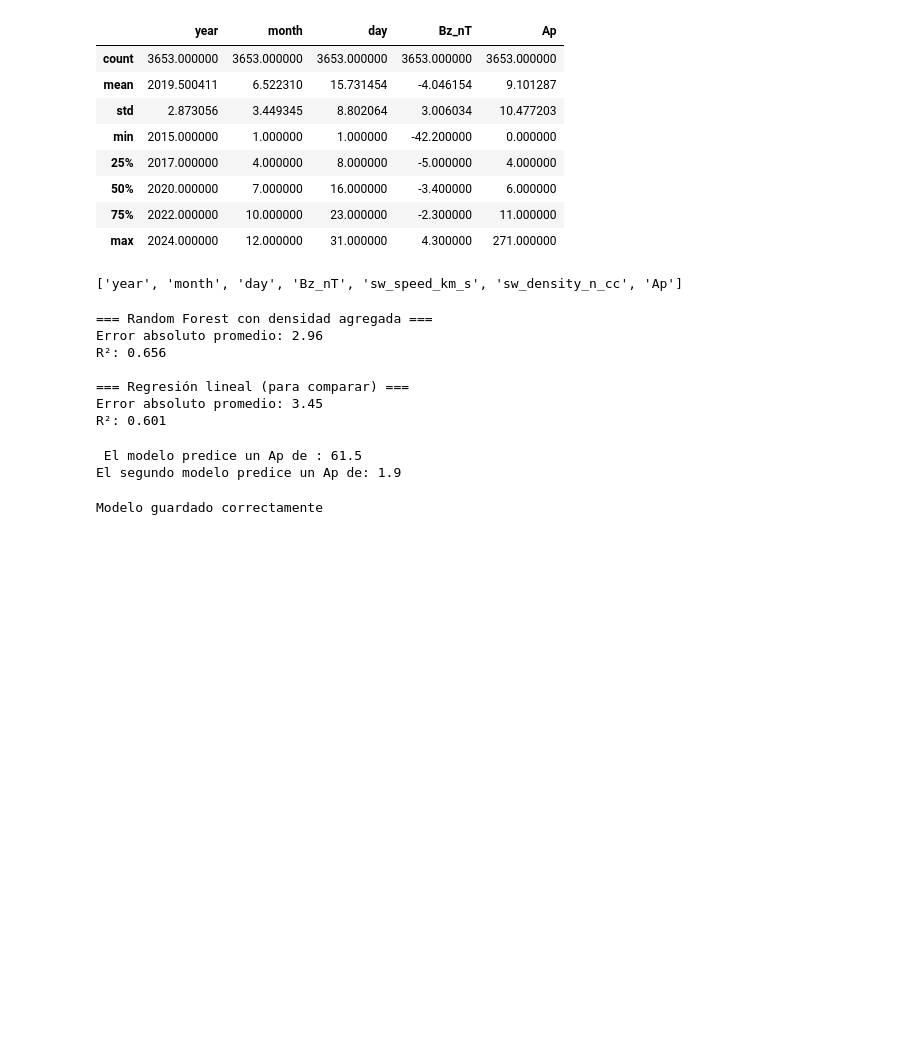
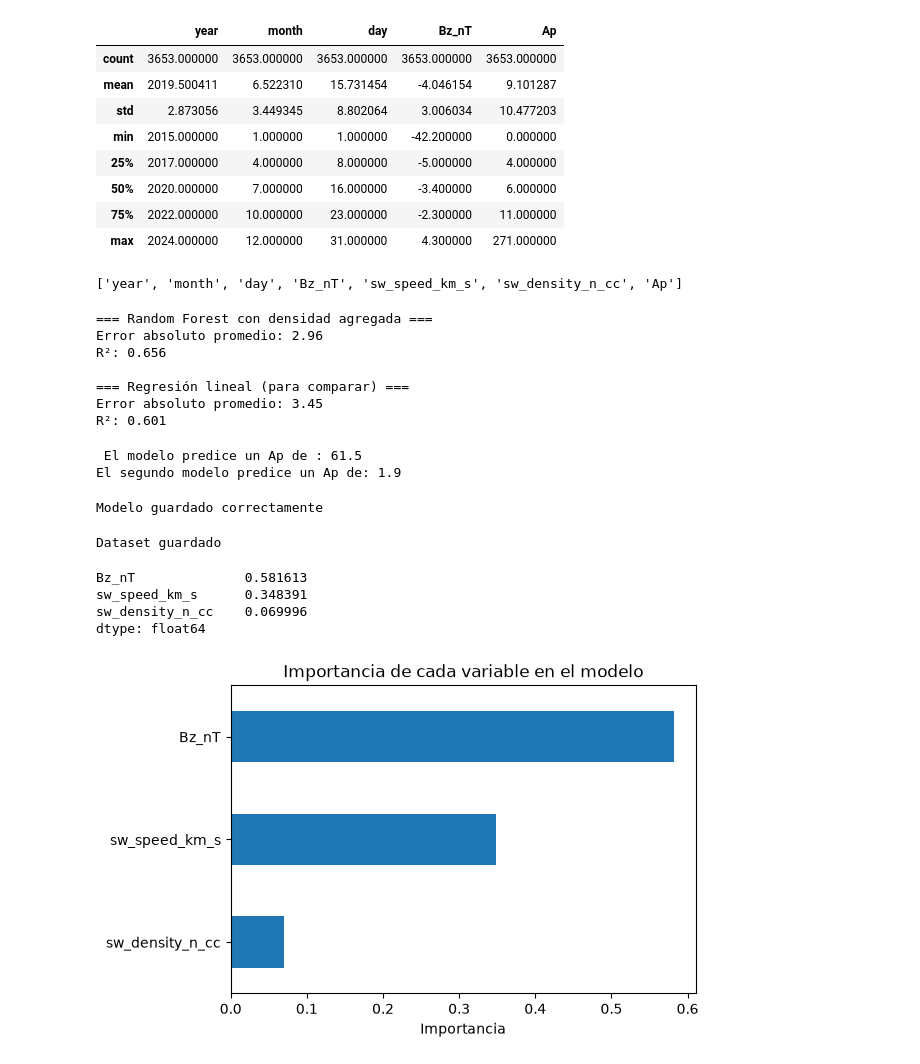
Before and after one commit to vicho654ust-hub/portafolio-clima-espacial, a Jupyter notebook: 1.mvp_viento_solar_ap.ipynb, the cells around one changed output. Saved outputs shown, nothing was run; the diff lists cells and outputs as text; code cells hidden in the pictures; blank space fills up the shorter version.

```diff
--- a/1.mvp_viento_solar_ap.ipynb
+++ b/1.mvp_viento_solar_ap.ipynb
@@ -629,3 +629,24 @@ joblib.dump(modelo_final, "modelo_prediccion_ap.pkl")
 print ("Modelo guardado correctamente")
 # %% [output]
 Modelo guardado correctamente
+# %%
+dataset_final.to_csv("dataset_diario_2015_2024.csv", index=False)
+print("Dataset guardado")
+# %% [output]
+Dataset guardado
+# %%
+importancias = pd.Series(modelo_final.feature_importances_, index=X_final.columns).sort_values(ascending=False)
+print(importancias)
+
+plt.figure(figsize=(6,4))
+importancias.plot(kind="barh")
+plt.title("Importancia de cada variable en el modelo")
+plt.xlabel("Importancia")
+plt.gca().invert_yaxis()
+plt.show()
+# %% [output]
+Bz_nT              0.581613
+sw_speed_km_s      0.348391
+sw_density_n_cc    0.069996
+dtype: float64
+[figure, added]
```
Also changed, not shown: parts of 1 cell of this notebook, 2 other files.
